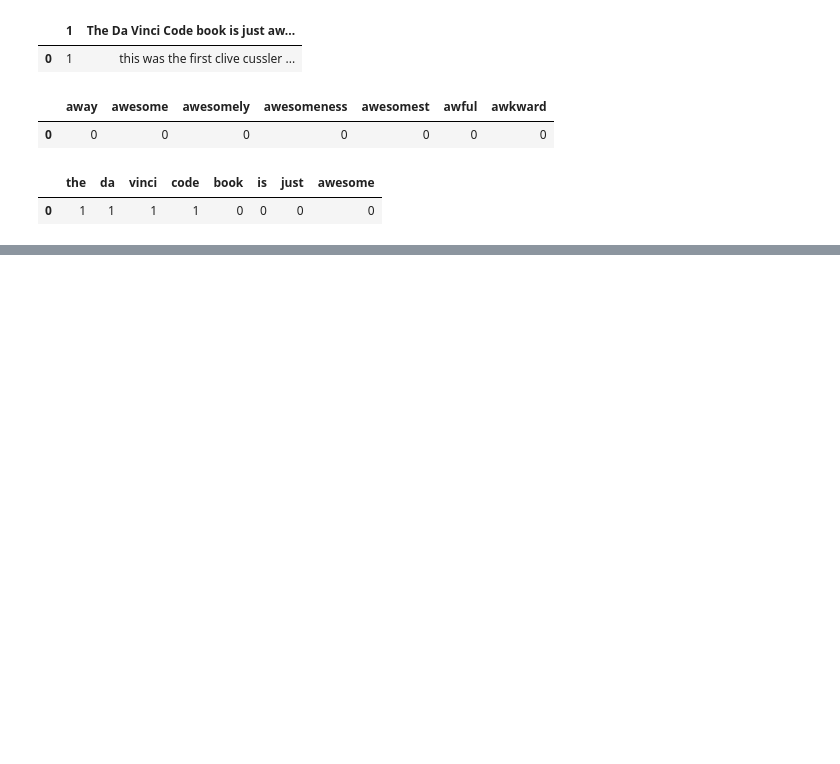
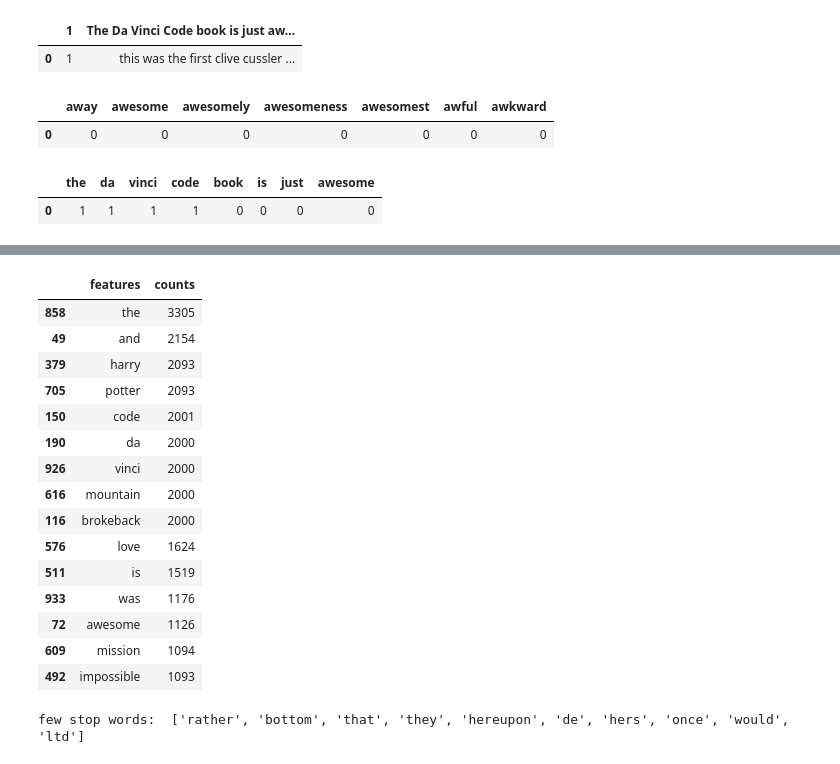
Before and after one commit to shivanshpachauri/Sentiment-analysis, a Jupyter notebook: sentiment.ipynb, the cells around one changed output, grey strips where cells are left out. Cells and saved outputs as stored; diff of their text form; code cells hidden in the pictures; blank space fills up the shorter version.

```diff
--- a/sentiment.ipynb
+++ b/sentiment.ipynb
@@ -120,0 +136,33 @@ train_ds_df[['the','da','vinci','code','book','is','just','awesome']][0:1]
+# %%
+count_vectorizer=CountVectorizer(max_features=1000)
+feature_vector=count_vectorizer.fit(train_ds['The Da Vinci Code book is just awesome.'])
+features=feature_vector.get_feature_names_out()
+train_ds_features=count_vectorizer.transform(train_ds['The Da Vinci Code book is just awesome.'])
+feature_counts=np.sum(train_ds_features.toarray(),axis=0)
+feature_counts=pd.DataFrame(dict(features=features,counts=feature_counts))
+# %%
+feature_counts.sort_values('counts',ascending=False)[0:15]
+# %% [output]
+|  | features | counts |
+| 858 | the | 3305 |
+| 49 | and | 2154 |
+| 379 | harry | 2093 |
+| 705 | potter | 2093 |
+| 150 | code | 2001 |
+| 190 | da | 2000 |
+| 926 | vinci | 2000 |
+| 616 | mountain | 2000 |
+| 116 | brokeback | 2000 |
+| 576 | love | 1624 |
+| 511 | is | 1519 |
+| 933 | was | 1176 |
+| 72 | awesome | 1126 |
+| 609 | mission | 1094 |
+| 492 | impossible | 1093 |
+# %%
+from sklearn.feature_extraction import text
+my_stop_words=text.ENGLISH_STOP_WORDS
+
+print("few stop words: ",list(my_stop_words)[0:10])
+# %% [output]
+few stop words:  ['rather', 'bottom', 'that', 'they', 'hereupon', 'de', 'hers', 'once', 'would', 'ltd']
```
Also changed, not shown: parts of 3 cells of this notebook.
